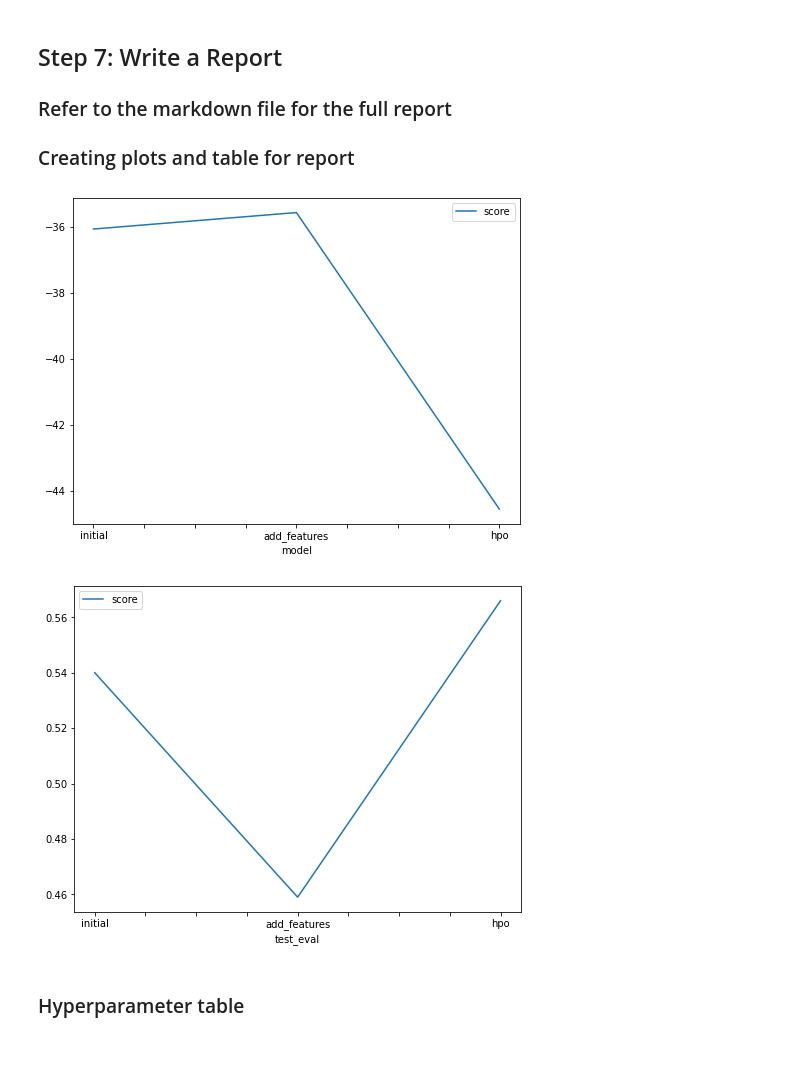
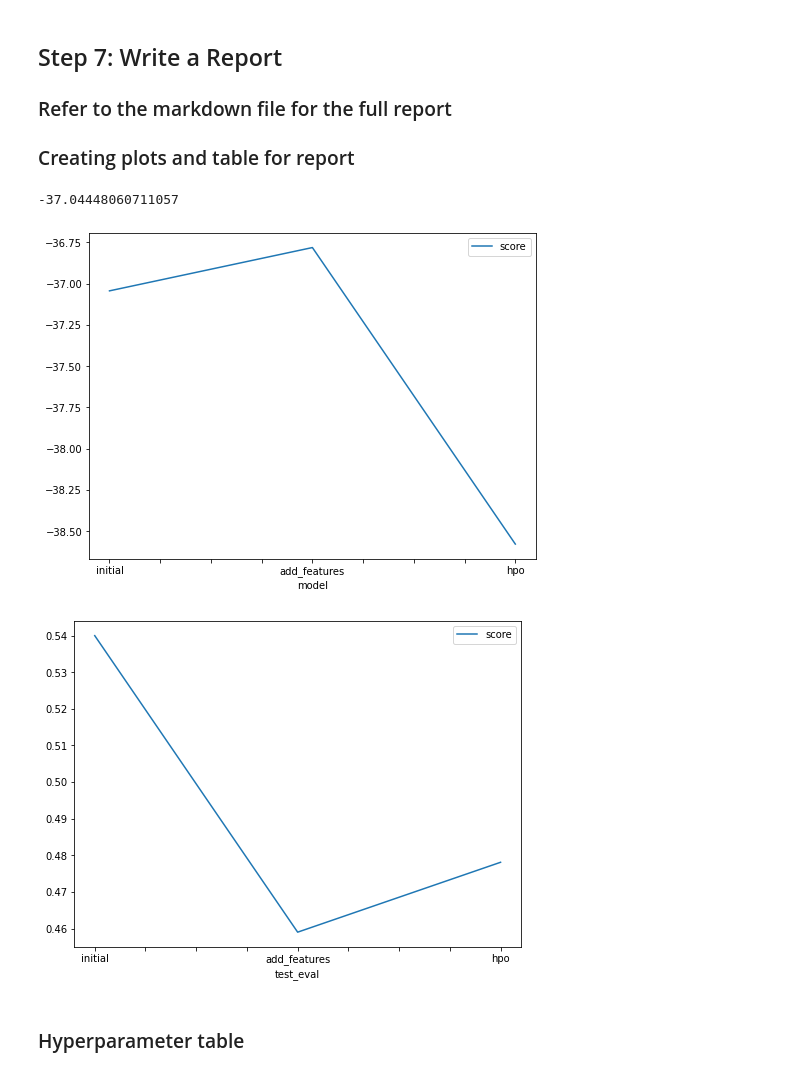
Before and after one commit to 6abi/cd0385-project-starter, a Jupyter notebook: project/project-template.ipynb, the cells around one changed output. Saved outputs shown, nothing was run; the diff lists cells and outputs as text; code cells hidden in the pictures.

```diff
--- a/project/project-template.ipynb
+++ b/project/project-template.ipynb
@@ -735,33 +740,49 @@ submission.csv               2022-02-05 21:01:08  first raw submission
 ## Step 7: Write a Report
 ### Refer to the markdown file for the full report
 ### Creating plots and table for report
+# %%
+orig_model = predictor.leaderboard(silent=True)
+orig_model_score = orig_model["score_val"][0]
+best_orig_model_name = orig_model[orig_model['stack_level'] == 1]['score_val'].iloc[0]
+
+
+features_model = predictor_new_features.leaderboard(silent=True)
+features_model_score = features_model["score_val"][0]
+best_features_model = features_model[features_model['stack_level'] == 1]['score_val'].iloc[0]
+
+hpo_model = predictor_new_hpo.leaderboard(silent=True)
+hpo_model_score = hpo_model["score_val"][0]
+best_hpo_model = hpo_model[hpo_model['stack_level'] == 1]['score_val'].iloc[0]
+best_orig_model_name
+# %% [output]
+-37.04448060711057
 # %%
 # Taking the top model score from each training run and creating a line plot to show improvement
 # You can create these in the notebook and save them to PNG or use some other tool (e.g. google sheets, excel)
 fig = pd.DataFrame(
     {
         "model": ["initial", "add_features", "hpo"],
         "score": [
-          predictor.leaderboard(silent=True)['score_val'][0],
-          predictor_new_features.leaderboard(silent=True)['score_val'][0],
-          predictor_new_hpo.leaderboard(silent=True)['score_val'][0]
+        best_orig_model_name,
+        best_features_model,
+        best_hpo_model
       ]
     }
 ).plot(x="model", y="score", figsize=(8, 6)).get_figure()
-fig.savefig('model_train_score.png')
+fig.savefig('./img/model_train_score.png')
 # %% [output]
-[figure, old version]
+[figure, new version]
 # %%
 # Take the 3 kaggle scores and creating a line plot to show improvement
 fig = pd.DataFrame(
     {
         "test_eval": ["initial", "add_features", "hpo"],
-        "score": [0.540,0.459,0.566]
+        "score": [0.540,0.459,0.47809]
     }
 ).plot(x="test_eval", y="score", figsize=(8, 6)).get_figure()
-fig.savefig('model_test_score.png')
+fig.savefig('./img/model_test_score.png')
 # %% [output]
-[figure, old version]
+[figure, new version]
 # %% [markdown]
 ### Hyperparameter table
 # %%
```
Also changed, not shown: parts of 27 cells of this notebook, 6 other files.
